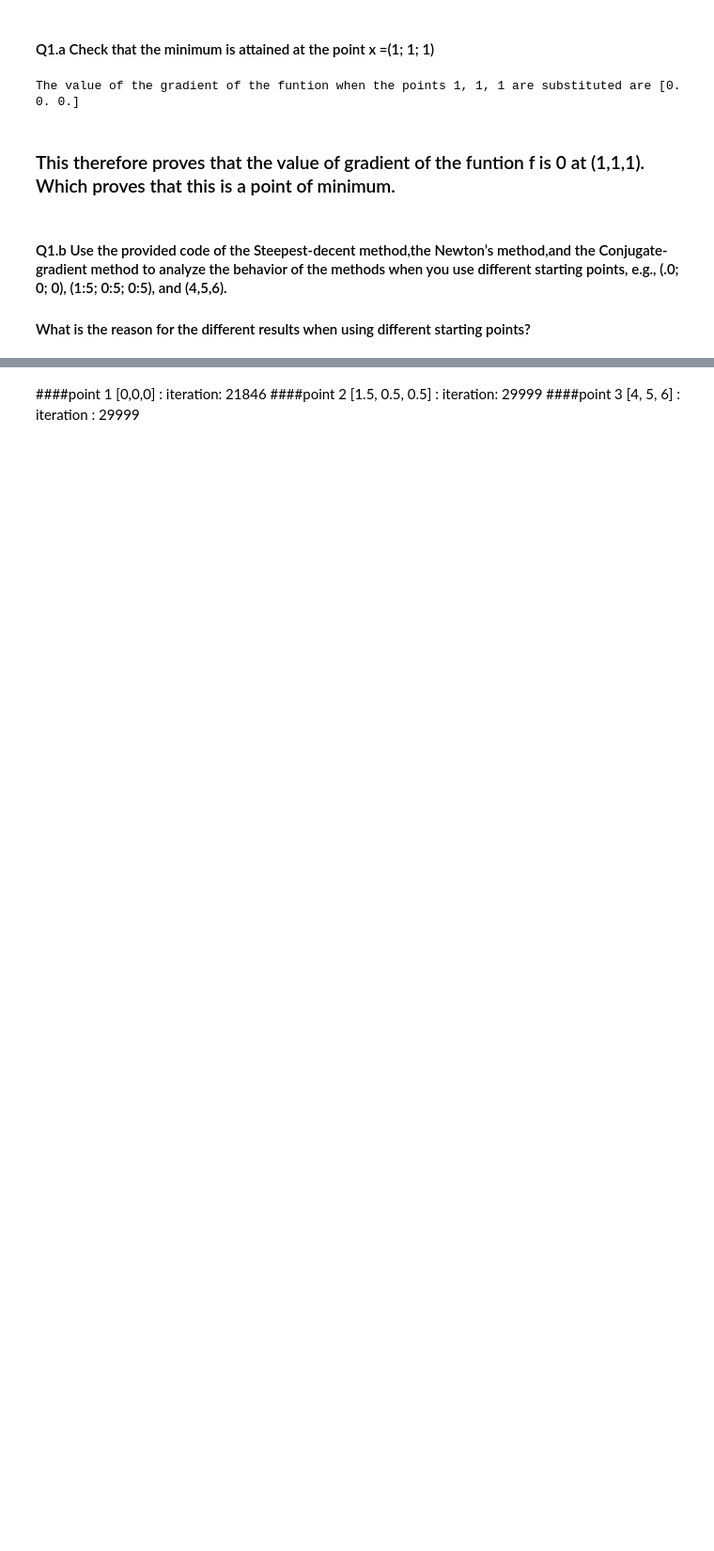
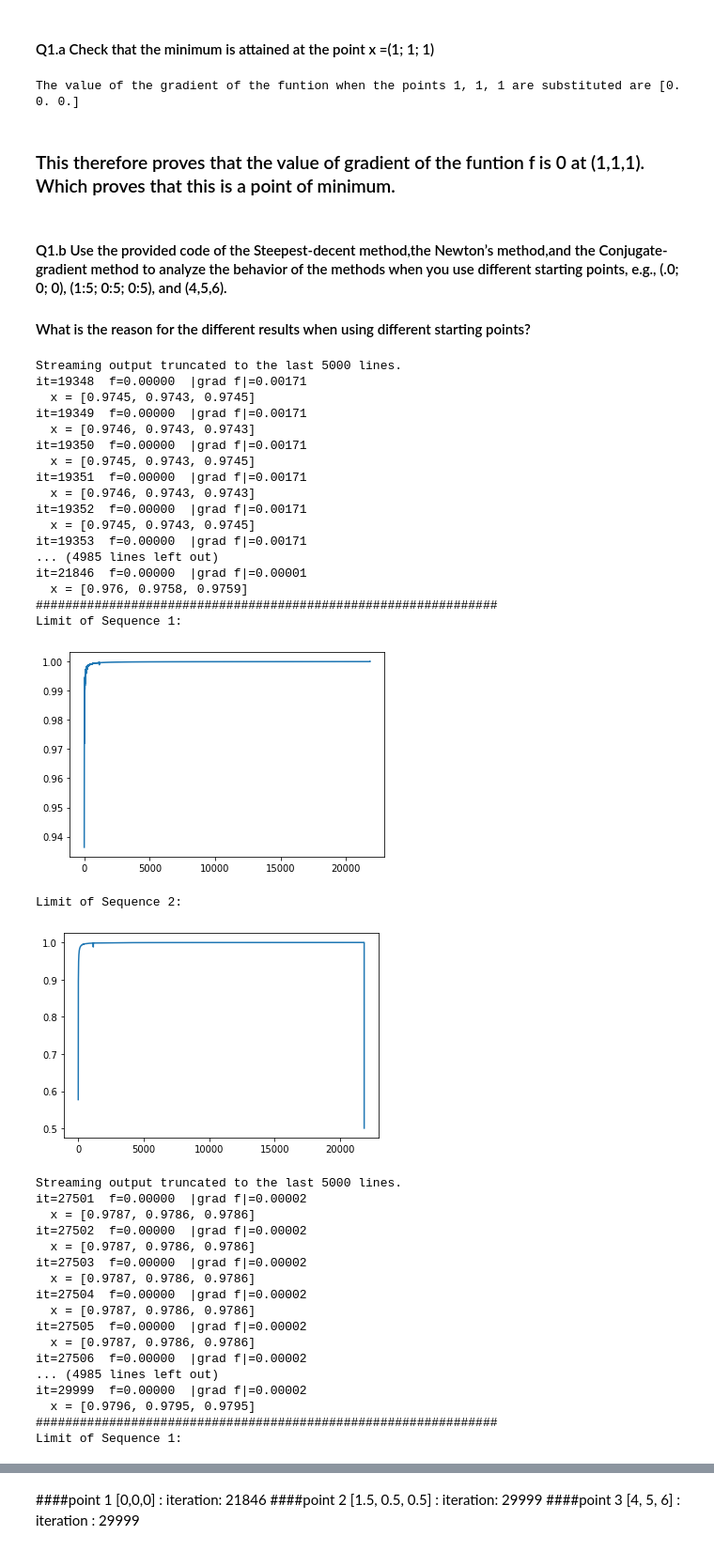
Before and after one commit to Sanjanathakal/MA630, a Jupyter notebook: MA630_Assignmet5.ipynb, the cells around one changed output, grey strips where cells are left out. Shown at 94% size. Drawn from its saved outputs; the diff is of its cells as text; code cells hidden in the pictures; blank space fills up the shorter version.

```diff
--- a/MA630_Assignmet5.ipynb
+++ b/MA630_Assignmet5.ipynb
@@ -358,40 +358,80 @@ def conjugate_gradient(func: Callable, x: List[float], step_size: float,
 METHOD_DICT = {
     'steepest_descent': steepest_descent
 }
 def main():
     point_trajectories = []
     y = [[0,0,0], [1.5,0.5,0.5],[4,5,6]]
     step_size = 1.0
     max_iter = 30000
     tolerance = 1E-5
-    seq1 = []
-    seq2 = []
+
+    x_hat = [1,1,1]
+    fn_val, fn_grad, fn_hess = banana(x_hat,3)
     for i in range(0,len(y)):
+      seq1 = []
+      seq2 = []
       for name, func in METHOD_DICT.items():
         print(f'running {name}')
         path = func(banana, y[i], step_size, max_iter, tolerance)
-        # plot_path(banana, pd.DataFrame(path))
         point_trajectories += [path]
         print('###############################################################')
 
-      x_hat = [1,1,1]
-      fn_val, fn_grad, fn_hess = banana(x_hat,3)
-      for p in range(len(point_trajectories[0])-1):
-        num = point_trajectories[0][p+1] - x_hat
-        den = point_trajectories[0][p] - x_hat
+      for p in range(len(point_trajectories[i])-1):
+        num = point_trajectories[i][p+1] - x_hat
+        den = point_trajectories[i][p] - x_hat
         seq1.append(np.linalg.norm(num) / np.linalg.norm(den))
-        x1 = np.array(point_trajectories[0][p+1])
-        x2 = np.array(point_trajectories[0][p])
+
+        x1 = np.array(point_trajectories[i][p+1])
+        x2 = np.array(point_trajectories[i][p])
         val1, g1, h1 = banana(x1,3)
         val2, g2, h2 = banana(x2,3)
         seq2.append((val1 - fn_val) / (val2 - fn_val))
+
 
       print("Limit of Sequence 1: ")
       plt.plot(seq1)
       plt.show()
       print("Limit of Sequence 2: ")
       plt.plot(seq2)
       plt.show()
 
 if __name__ == "__main__":
     sys.exit(main())
+# %% [output]
+Streaming output truncated to the last 5000 lines.
+it=19348  f=0.00000  |grad f|=0.00171
+  x = [0.9745, 0.9743, 0.9745]
+it=19349  f=0.00000  |grad f|=0.00171
+  x = [0.9746, 0.9743, 0.9743]
+it=19350  f=0.00000  |grad f|=0.00171
+  x = [0.9745, 0.9743, 0.9745]
+it=19351  f=0.00000  |grad f|=0.00171
+  x = [0.9746, 0.9743, 0.9743]
+it=19352  f=0.00000  |grad f|=0.00171
+  x = [0.9745, 0.9743, 0.9745]
+it=19353  f=0.00000  |grad f|=0.00171
+... (4985 lines left out)
+it=21846  f=0.00000  |grad f|=0.00001
+  x = [0.976, 0.9758, 0.9759]
+###############################################################
+Limit of Sequence 1:
+[figure, added]
+Limit of Sequence 2:
+[figure, added]
+Streaming output truncated to the last 5000 lines.
+it=27501  f=0.00000  |grad f|=0.00002
+  x = [0.9787, 0.9786, 0.9786]
+it=27502  f=0.00000  |grad f|=0.00002
+  x = [0.9787, 0.9786, 0.9786]
+it=27503  f=0.00000  |grad f|=0.00002
+  x = [0.9787, 0.9786, 0.9786]
+it=27504  f=0.00000  |grad f|=0.00002
+  x = [0.9787, 0.9786, 0.9786]
+it=27505  f=0.00000  |grad f|=0.00002
+  x = [0.9787, 0.9786, 0.9786]
+it=27506  f=0.00000  |grad f|=0.00002
+... (4985 lines left out)
+it=29999  f=0.00000  |grad f|=0.00002
+  x = [0.9796, 0.9795, 0.9795]
+###############################################################
+Limit of Sequence 1:
```
Also changed, not shown: parts of 5 cells of this notebook.
